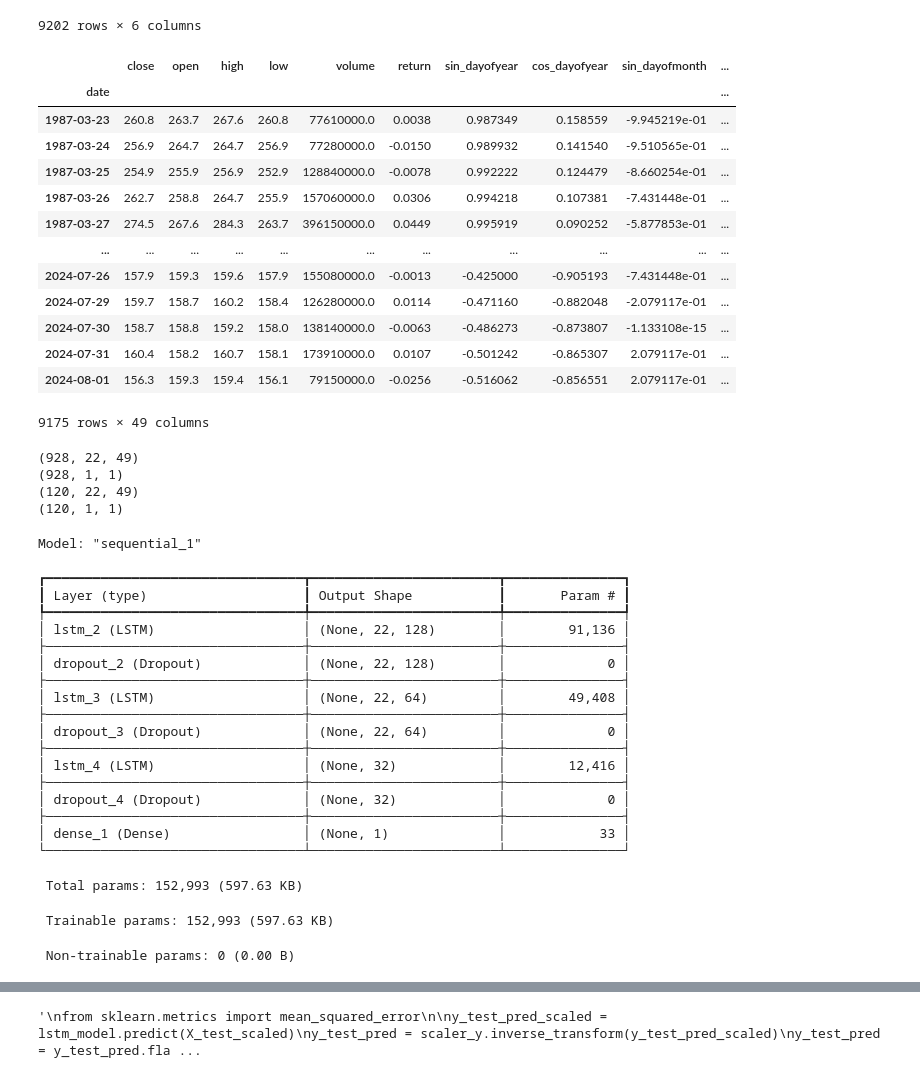
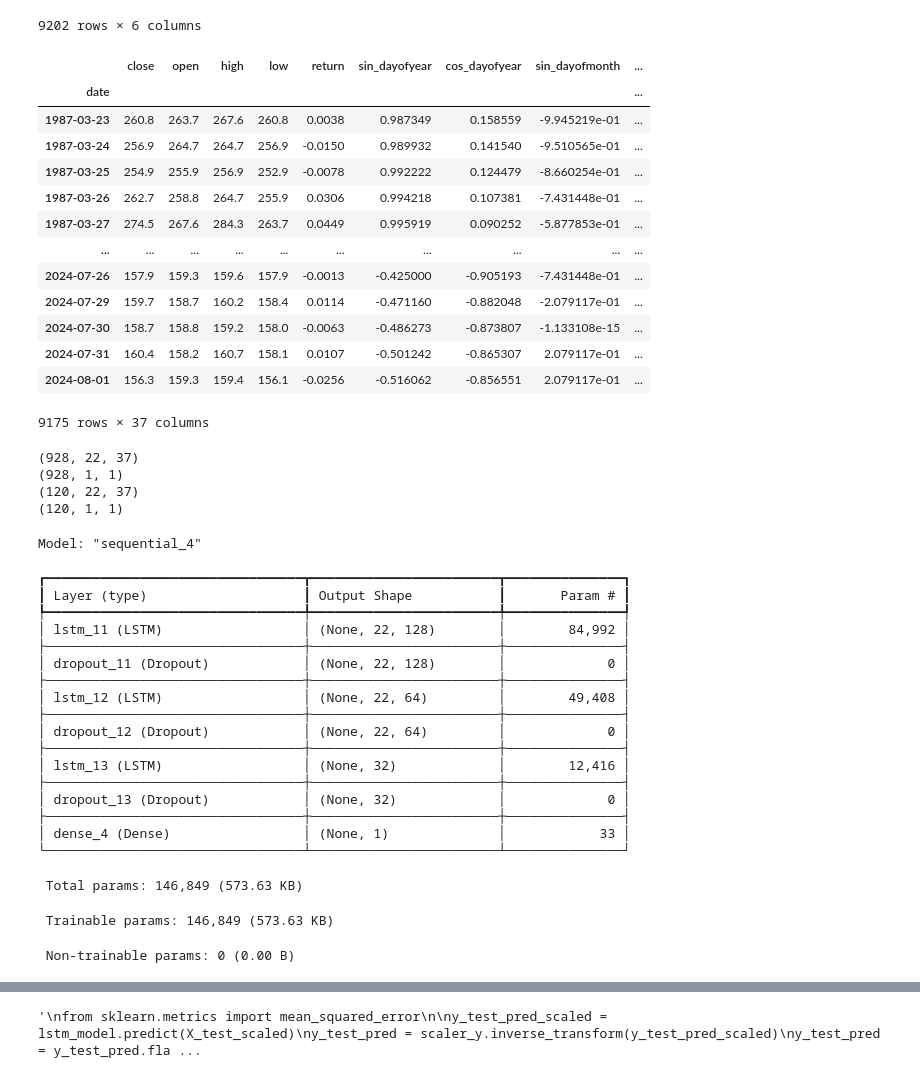
Before and after one commit to kaisei3506/close_price_prediction, a Jupyter notebook: close_price_prediction_by_lstm.ipynb, the cells around one changed output, grey strips where cells are left out. Cells and saved outputs as stored; diff of their text form; code cells hidden in the pictures.

```diff
--- a/close_price_prediction_by_lstm.ipynb
+++ b/close_price_prediction_by_lstm.ipynb
@@ -88,13 +88,14 @@ def engineer(df_old):
   df_new['cos_dayofyear'] = np.cos(2 * np.pi * df_new.index.dayofyear / 365)
   df_new['sin_dayofmonth'] = np.sin(2 * np.pi * df_new.index.day / 30)
   df_new['cos_dayofmonth'] = np.cos(2 * np.pi * df_new.index.day / 30)
+  '''
   df_new['sin_dayofweek'] = np.sin(2 * np.pi * df_new.index.dayofweek / 7)
   df_new['cos_dayofweek'] = np.cos(2 * np.pi * df_new.index.dayofweek / 7)
 
   # 日本の休日
   jp_holidays = holidays.Japan()
   df_new['holiday'] = df_new.index.map(lambda x: 1 if x in jp_holidays else 0)
-
+  '''
   # 移動平均、相対力指数
   sma_list = [5, 10, 20]
   for i in sma_list:
@@ -116,56 +117,56 @@ def engineer(df_old):
       df_new[f'gc_{sma_list[i]}vs{sma_list[j]}'] = (df_new[f'sma_{sma_list[i]}'].shift(1) < df_new[f'sma_{sma_list[j]}'].shift(1)) & (df_new[f'sma_{sma_list[i]}'] >= df_new[f'sma_{sma_list[j]}'])
       # デッドクロス
       df_new[f'dc_{sma_list[i]}vs{sma_list[j]}'] = (df_new[f'sma_{sma_list[i]}'].shift(1) > df_new[f'sma_{sma_list[j]}'].shift(1)) & (df_new[f'sma_{sma_list[i]}'] <= df_new[f'sma_{sma_list[j]}'])
-
+      '''
       # MACD
       df_new[f'macd_{sma_list[i]}vs{sma_list[j]}'] = df_new[f'ema_{sma_list[i]}'] - df_new[f'ema_{sma_list[j]}']
       df_new[f'macd_signal_{sma_list[i]}vs{sma_list[j]}'] = df_new[f'macd_{sma_list[i]}vs{sma_list[j]}'].ewm(span=9, adjust=False).mean()
+      '''
 
   # ADX
   epsilon = 1e-6
   df_new['+DM'] = df_new['high'] - df_new['high'].shift(1)
   df_new['-DM'] = df_new['low'].shift(1) - df_new['low']
   df_new['TR'] = np.maximum.reduce([
     df_new['high'] - df_new['low'],
     abs(df_new['high'] - df_new['close'].shift(1)),
     abs(df_new['low'] - df_new['close'].shift(1))
     ])
   df_new['+DI'] = df_new['+DM'].rolling(window=14).sum() / (df_new['TR'].rolling(window=14).sum() + epsilon) * 100
   df_new['-DI'] = df_new['-DM'].rolling(window=14).sum() / (df_new['TR'].rolling(window=14).sum() + epsilon) * 100
   df_new['DX'] = abs((df_new['+DI'] - df_new['-DI']) / (df_new['+DI'] + df_new['-DI'] + epsilon)) * 100
   df_new['ADX'] = df_new['DX'].rolling(window=14).mean()
 
   # ストキャスティクス
   df_new['%K'] = (df_new['close'] - df_new['low'].rolling(window=14).min()) / (df_new['high'].rolling(window=14).max() - df_new['low'].rolling(window=14).min()) * 100
   df_new['%D'] = df_new['%K'].rolling(window=3).mean()
 
 
-  '''
-  df_new = df_new.drop(['dc_5vs20', 'DX', 'volume', 'gc_5vs10', 'std_5', 'gc_5vs20',
-                        'gc_10vs20', 'TR', 'std_10', 'macd_signal_10vs20'], axis=1)
-  '''
+
+  df_new = df_new.drop(['volume', '+DI', '-DI'], axis=1)
+
   df_new = df_new.dropna()
 
 
   return df_new
 
 engineered_df = engineer(df)
 engineered_df
 # %% [output]
-|  | close | open | high | low | volume | return | sin_dayofyear | cos_dayofyear | sin_dayofmonth | ... |
-| date |  |  |  |  |  |  |  |  |  | ... |
-| 1987-03-23 | 260.8 | 263.7 | 267.6 | 260.8 | 77610000.0 | 0.0038 | 0.987349 | 0.158559 | -9.945219e-01 | ... |
-| 1987-03-24 | 256.9 | 264.7 | 264.7 | 256.9 | 77280000.0 | -0.0150 | 0.989932 | 0.141540 | -9.510565e-01 | ... |
-| 1987-03-25 | 254.9 | 255.9 | 256.9 | 252.9 | 128840000.0 | -0.0078 | 0.992222 | 0.124479 | -8.660254e-01 | ... |
-| 1987-03-26 | 262.7 | 258.8 | 264.7 | 255.9 | 157060000.0 | 0.0306 | 0.994218 | 0.107381 | -7.431448e-01 | ... |
-| 1987-03-27 | 274.5 | 267.6 | 284.3 | 263.7 | 396150000.0 | 0.0449 | 0.995919 | 0.090252 | -5.877853e-01 | ... |
-| ... | ... | ... | ... | ... | ... | ... | ... | ... | ... | ... |
-| 2024-07-26 | 157.9 | 159.3 | 159.6 | 157.9 | 155080000.0 | -0.0013 | -0.425000 | -0.905193 | -7.431448e-01 | ... |
-| 2024-07-29 | 159.7 | 158.7 | 160.2 | 158.4 | 126280000.0 | 0.0114 | -0.471160 | -0.882048 | -2.079117e-01 | ... |
-| 2024-07-30 | 158.7 | 158.8 | 159.2 | 158.0 | 138140000.0 | -0.0063 | -0.486273 | -0.873807 | -1.133108e-15 | ... |
-| 2024-07-31 | 160.4 | 158.2 | 160.7 | 158.1 | 173910000.0 | 0.0107 | -0.501242 | -0.865307 | 2.079117e-01 | ... |
-| 2024-08-01 | 156.3 | 159.3 | 159.4 | 156.1 | 79150000.0 | -0.0256 | -0.516062 | -0.856551 | 2.079117e-01 | ... |
+|  | close | open | high | low | return | sin_dayofyear | cos_dayofyear | sin_dayofmonth | ... |
+| date |  |  |  |  |  |  |  |  | ... |
+| 1987-03-23 | 260.8 | 263.7 | 267.6 | 260.8 | 0.0038 | 0.987349 | 0.158559 | -9.945219e-01 | ... |
+| 1987-03-24 | 256.9 | 264.7 | 264.7 | 256.9 | -0.0150 | 0.989932 | 0.141540 | -9.510565e-01 | ... |
+| 1987-03-25 | 254.9 | 255.9 | 256.9 | 252.9 | -0.0078 | 0.992222 | 0.124479 | -8.660254e-01 | ... |
+| 1987-03-26 | 262.7 | 258.8 | 264.7 | 255.9 | 0.0306 | 0.994218 | 0.107381 | -7.431448e-01 | ... |
+| 1987-03-27 | 274.5 | 267.6 | 284.3 | 263.7 | 0.0449 | 0.995919 | 0.090252 | -5.877853e-01 | ... |
+| ... | ... | ... | ... | ... | ... | ... | ... | ... | ... |
+| 2024-07-26 | 157.9 | 159.3 | 159.6 | 157.9 | -0.0013 | -0.425000 | -0.905193 | -7.431448e-01 | ... |
+| 2024-07-29 | 159.7 | 158.7 | 160.2 | 158.4 | 0.0114 | -0.471160 | -0.882048 | -2.079117e-01 | ... |
+| 2024-07-30 | 158.7 | 158.8 | 159.2 | 158.0 | -0.0063 | -0.486273 | -0.873807 | -1.133108e-15 | ... |
+| 2024-07-31 | 160.4 | 158.2 | 160.7 | 158.1 | 0.0107 | -0.501242 | -0.865307 | 2.079117e-01 | ... |
+| 2024-08-01 | 156.3 | 159.3 | 159.4 | 156.1 | -0.0256 | -0.516062 | -0.856551 | 2.079117e-01 | ... |
-9175 rows × 49 columns
+9175 rows × 37 columns
 # %%
 train_valid = engineered_df['2019-01-01':'2023-12-31']
 
@@ -195,9 +196,9 @@ print(y_train.shape)
 print(X_valid.shape)
 print(y_valid.shape)
 # %% [output]
-(928, 22, 49)
+(928, 22, 37)
 (928, 1, 1)
-(120, 22, 49)
+(120, 22, 37)
 (120, 1, 1)
 # %%
 from sklearn.preprocessing import StandardScaler
@@ -266,26 +267,26 @@ optimizer = optim.Adam(learning_rate=0.001)
 lstm_model.compile(optimizer=optimizer, loss='mse')
 lstm_model.summary()
 # %% [output]
-Model: "sequential_1"
+Model: "sequential_4"
 ┏━━━━━━━━━━━━━━━━━━━━━━━━━━━━━━━━━┳━━━━━━━━━━━━━━━━━━━━━━━━┳━━━━━━━━━━━━━━━┓
 ┃ Layer (type)                    ┃ Output Shape           ┃       Param # ┃
 ┡━━━━━━━━━━━━━━━━━━━━━━━━━━━━━━━━━╇━━━━━━━━━━━━━━━━━━━━━━━━╇━━━━━━━━━━━━━━━┩
-│ lstm_2 (LSTM)                   │ (None, 22, 128)        │        91,136 │
+│ lstm_11 (LSTM)                  │ (None, 22, 128)        │        84,992 │
 ├─────────────────────────────────┼────────────────────────┼───────────────┤
-│ dropout_2 (Dropout)             │ (None, 22, 128)        │             0 │
+│ dropout_11 (Dropout)            │ (None, 22, 128)        │             0 │
 ├─────────────────────────────────┼────────────────────────┼───────────────┤
-│ lstm_3 (LSTM)                   │ (None, 22, 64)         │        49,408 │
+│ lstm_12 (LSTM)                  │ (None, 22, 64)         │        49,408 │
 ├─────────────────────────────────┼────────────────────────┼───────────────┤
-│ dropout_3 (Dropout)             │ (None, 22, 64)         │             0 │
+│ dropout_12 (Dropout)            │ (None, 22, 64)         │             0 │
 ├─────────────────────────────────┼────────────────────────┼───────────────┤
-│ lstm_4 (LSTM)                   │ (None, 32)             │        12,416 │
+│ lstm_13 (LSTM)                  │ (None, 32)             │        12,416 │
 ├─────────────────────────────────┼────────────────────────┼───────────────┤
-│ dropout_4 (Dropout)             │ (None, 32)             │             0 │
+│ dropout_13 (Dropout)            │ (None, 32)             │             0 │
 ├─────────────────────────────────┼────────────────────────┼───────────────┤
-│ dense_1 (Dense)                 │ (None, 1)              │            33 │
+│ dense_4 (Dense)                 │ (None, 1)              │            33 │
 └─────────────────────────────────┴────────────────────────┴───────────────┘
- Total params: 152,993 (597.63 KB)
+ Total params: 146,849 (573.63 KB)
- Trainable params: 152,993 (597.63 KB)
+ Trainable params: 146,849 (573.63 KB)
  Non-trainable params: 0 (0.00 B)
 # %%
 es = EarlyStopping(monitor='val_loss', mode='min', verbose=1, patience=30, restore_best_weights=True)
```
Also changed, not shown: parts of 4 cells of this notebook.
